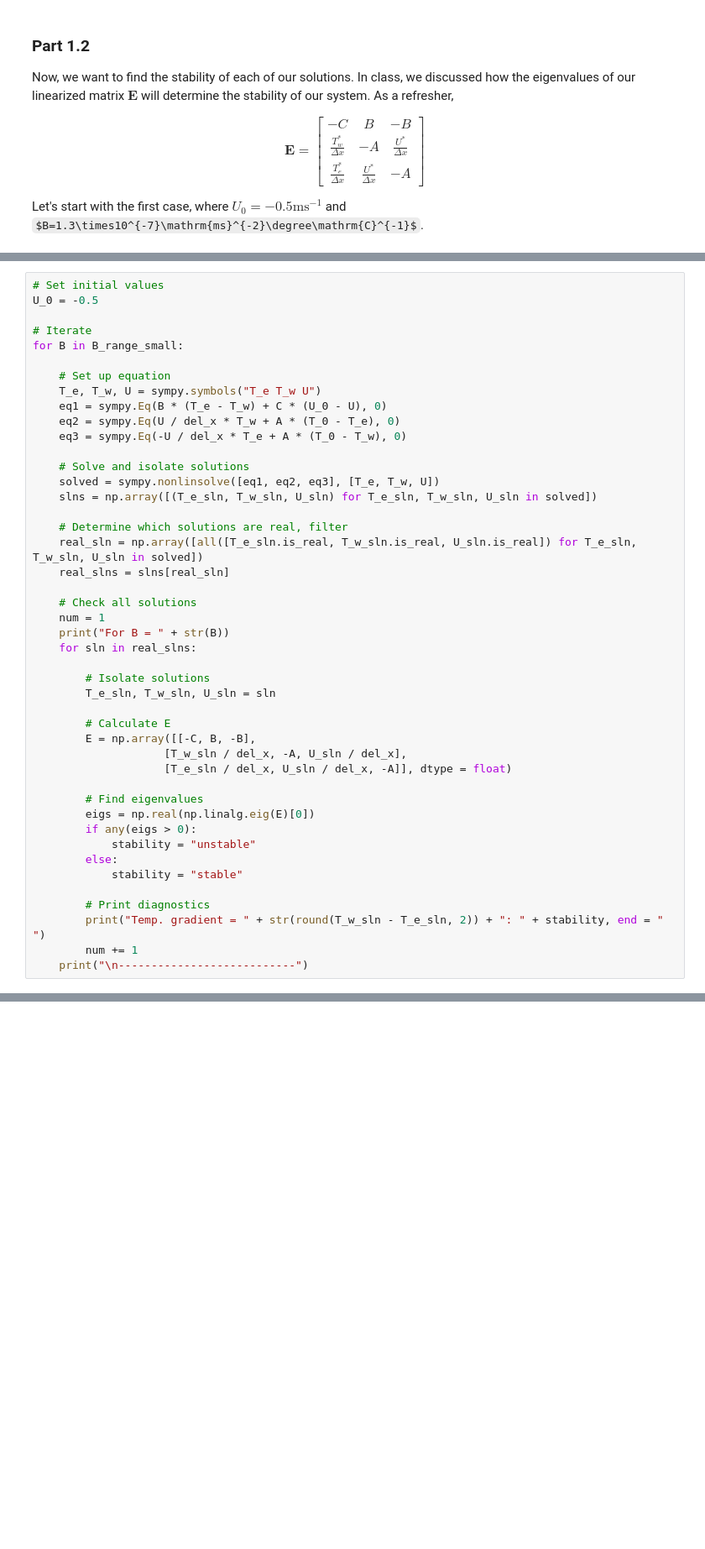
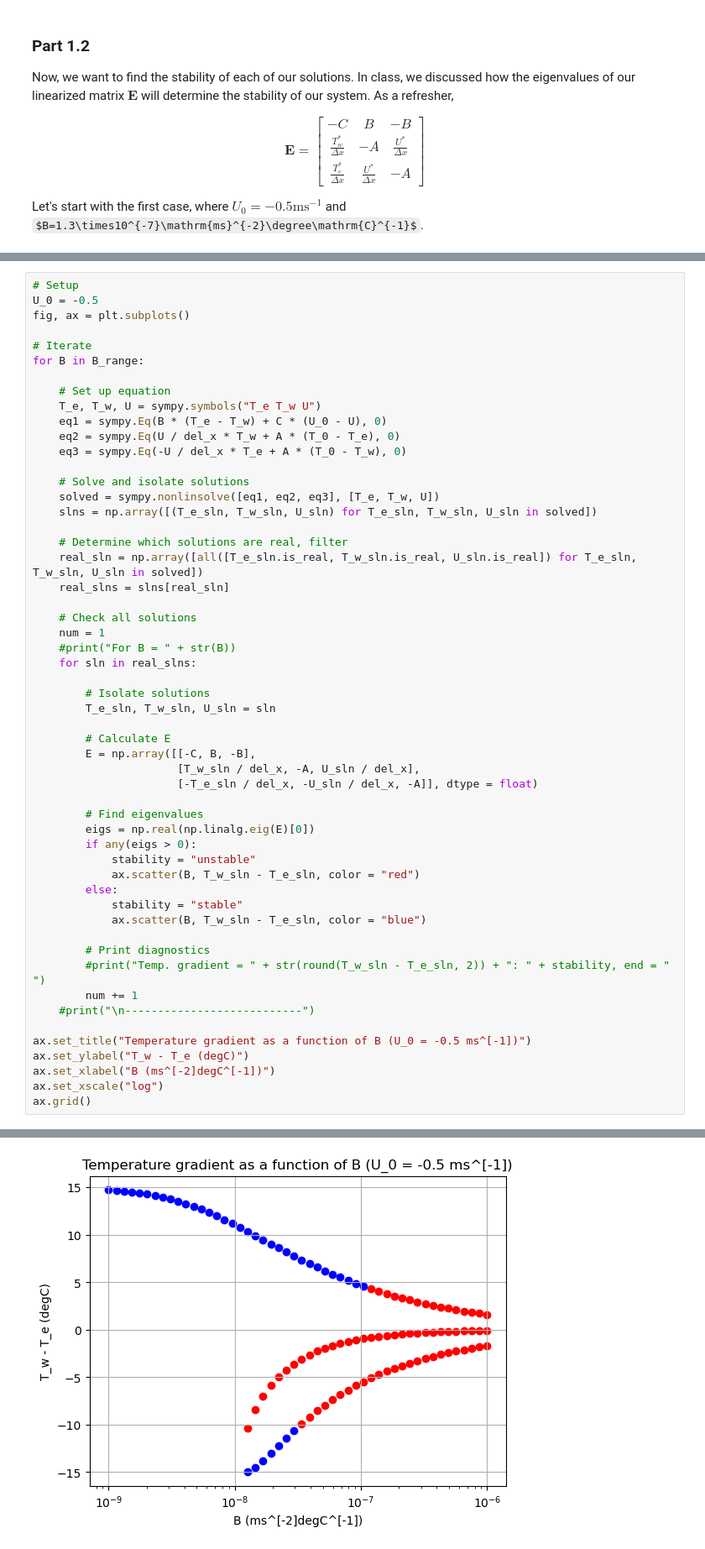
Before and after one commit to lemondoroshow/geoscienceModeling, a Jupyter notebook: ensoModel/modelingENSO.ipynb, the cells around one changed output, grey strips where cells are left out. Shown at 84% size. Drawn from its saved outputs; the diff is of its cells as text; some formulas as TeX source; blank space fills up the shorter version.

```diff
--- a/ensoModel/modelingENSO.ipynb
+++ b/ensoModel/modelingENSO.ipynb
@@ -296,9 +291,10 @@ It is clearly evident from the results above that for each of the non-zero value
 # %%
-# Set initial values
+# Setup
 U_0 = -0.5
+fig, ax = plt.subplots()
 
 # Iterate
-for B in B_range_small:
+for B in B_range:
 
     # Set up equation
     T_e, T_w, U = sympy.symbols("T_e T_w U")
@@ -316,7 +312,7 @@ for B in B_range_small:
 
     # Check all solutions
     num = 1
-    print("For B = " + str(B))
+    #print("For B = " + str(B))
     for sln in real_slns:
 
         # Isolate solutions
@@ -324,18 +320,26 @@ for B in B_range_small:
 
         # Calculate E
         E = np.array([[-C, B, -B],
-                    [T_w_sln / del_x, -A, U_sln / del_x],
-                    [T_e_sln / del_x, U_sln / del_x, -A]], dtype = float)
+                      [T_w_sln / del_x, -A, U_sln / del_x],
+                      [-T_e_sln / del_x, -U_sln / del_x, -A]], dtype = float)
 
         # Find eigenvalues
         eigs = np.real(np.linalg.eig(E)[0])
         if any(eigs > 0):
             stability = "unstable"
+            ax.scatter(B, T_w_sln - T_e_sln, color = "red")
         else:
             stability = "stable"
+            ax.scatter(B, T_w_sln - T_e_sln, color = "blue")
 
         # Print diagnostics
-        print("Temp. gradient = " + str(round(T_w_sln - T_e_sln, 2)) + ": " + stability, end = "   ")
+        #print("Temp. gradient = " + str(round(T_w_sln - T_e_sln, 2)) + ": " + stability, end = "   ")
         num += 1
-    print("\n---------------------------")
+    #print("\n---------------------------")
+
+ax.set_title("Temperature gradient as a function of B (U_0 = -0.5 ms^[-1])")
+ax.set_ylabel("T_w - T_e (degC)")
+ax.set_xlabel("B (ms^[-2]degC^[-1])")
+ax.set_xscale("log")
+ax.grid()
 # %% [output]
@@ -358,0 +346 @@ Temp. gradient = 1.60: unstable   Temp. gradient = -1.69: unstable   Temp. gradi
+[figure, added]
```
Also changed, not shown: parts of 15 cells of this notebook.
